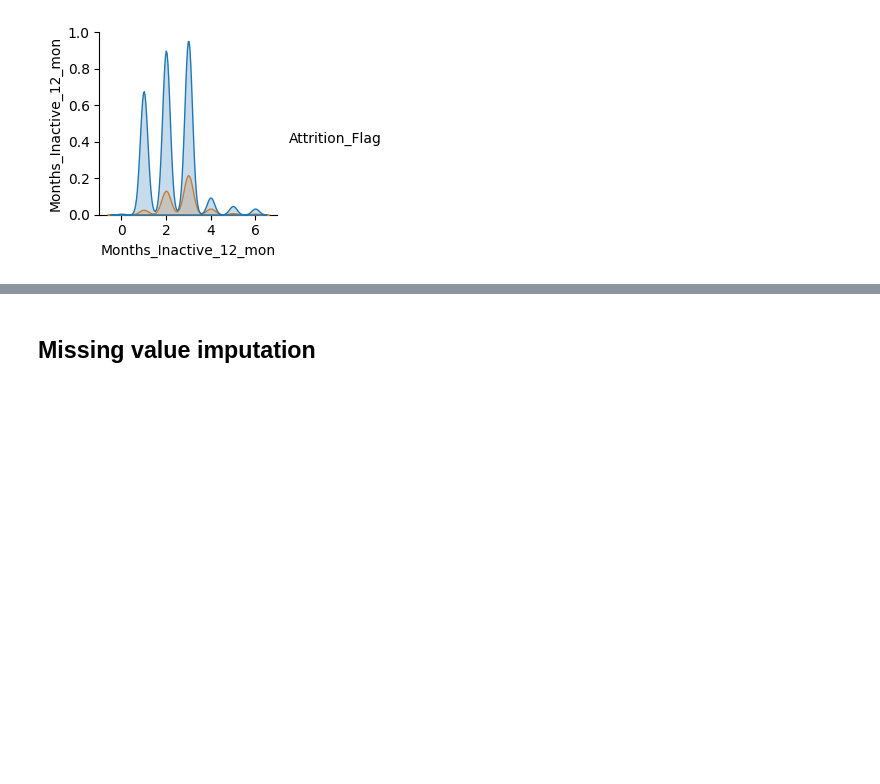
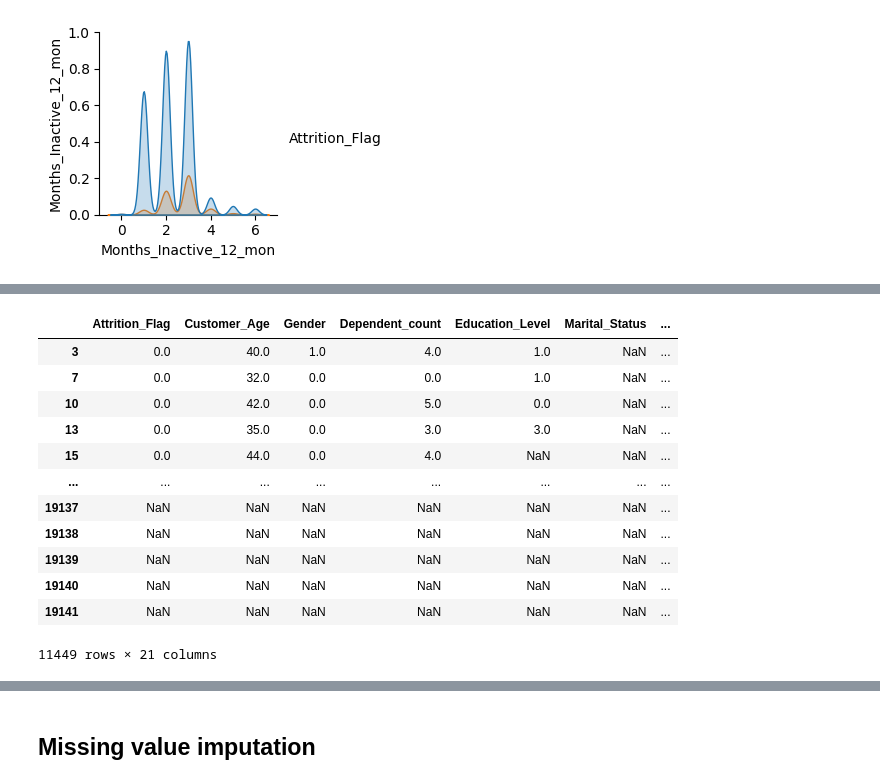
Before and after one commit to lhughey/AIML_Course, a Jupyter notebook: Project 3 - Credit Card Users Churn Prediction/AML_Project_LearnerNotebook_FullCode.ipynb, the cells around one changed output, grey strips where cells are left out. Drawn from its saved outputs; the diff is of its cells as text; code cells hidden in the pictures; blank space fills up the shorter version.

```diff
--- a/Project 3 - Credit Card Users Churn Prediction/AML_Project_LearnerNotebook_FullCode.ipynb
+++ b/Project 3 - Credit Card Users Churn Prediction/AML_Project_LearnerNotebook_FullCode.ipynb
@@ -630,0 +632,35 @@ TypeError: float() argument must be a string or a real number, not 'pandas._libs
+# %%
+# Map Gender
+gender = {"M": 0, "F": 1}  # Use exact values in your data
+data['Gender'] = data['Gender'].map(gender)
+
+# Map Education_Level
+education = {
+    "Uneducated": 0,
+    "High School": 1,
+    "College": 2,
+    "Graduate": 3,
+    "Post-Graduate": 4,
+    "Doctorate": 5
+}
+data['Education_Level'] = data['Education_Level'].map(education)
+
+# Map Marital_Status
+marital = {"Married": 0, "Single": 1, "Divorced": 2}
+data['Marital_Status'] = data['Marital_Status'].map(marital)
+
+# Map Income_Category
+income = {
+    "Less than $40K": 0,
+    "$40K - $60K": 1,
+    "$60K - $80K": 2,  # Fix typo here ("$60K - 80k" to "$60K - $80K")
+    "$80K - $120K": 3,
+    "$120K +": 4
+}
+data['Income_Category'] = data['Income_Category'].map(income)
+
+# Map Card_Category
+card = {"Blue": 0, "Silver": 1, "Gold": 2, "Platinum": 3}
+data['Card_Category'] = data['Card_Category'].map(card)
+
+data.head()
@@ -630,0 +707,17 @@ TypeError: float() argument must be a string or a real number, not 'pandas._libs
+# %%
+#find Marital_status records where value isn't 1 or 0
+data[~data['Marital_Status'].isin([0, 1])]
+# %% [output]
+|  | Attrition_Flag | Customer_Age | Gender | Dependent_count | Education_Level | Marital_Status | ... |
+| 3 | 0.0 | 40.0 | 1.0 | 4.0 | 1.0 | NaN | ... |
+| 7 | 0.0 | 32.0 | 0.0 | 0.0 | 1.0 | NaN | ... |
+| 10 | 0.0 | 42.0 | 0.0 | 5.0 | 0.0 | NaN | ... |
+| 13 | 0.0 | 35.0 | 0.0 | 3.0 | 3.0 | NaN | ... |
+| 15 | 0.0 | 44.0 | 0.0 | 4.0 | NaN | NaN | ... |
+| ... | ... | ... | ... | ... | ... | ... | ... |
+| 19137 | NaN | NaN | NaN | NaN | NaN | NaN | ... |
+| 19138 | NaN | NaN | NaN | NaN | NaN | NaN | ... |
+| 19139 | NaN | NaN | NaN | NaN | NaN | NaN | ... |
+| 19140 | NaN | NaN | NaN | NaN | NaN | NaN | ... |
+| 19141 | NaN | NaN | NaN | NaN | NaN | NaN | ... |
+11449 rows × 21 columns
```
Also changed, not shown: parts of 16 cells of this notebook.
